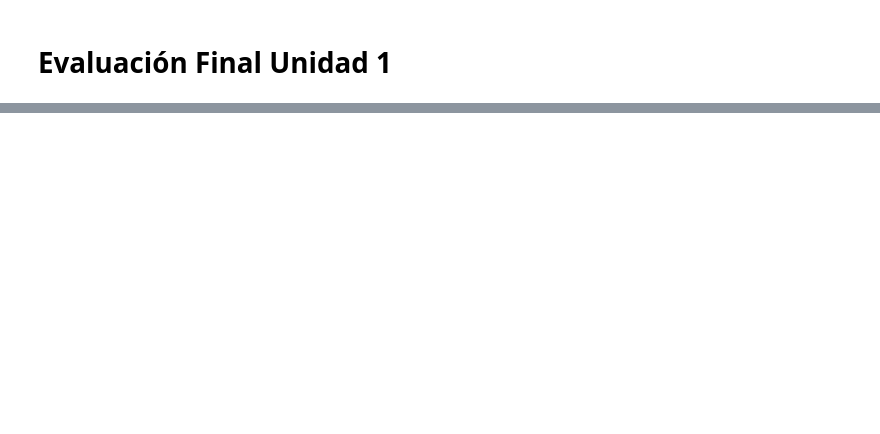
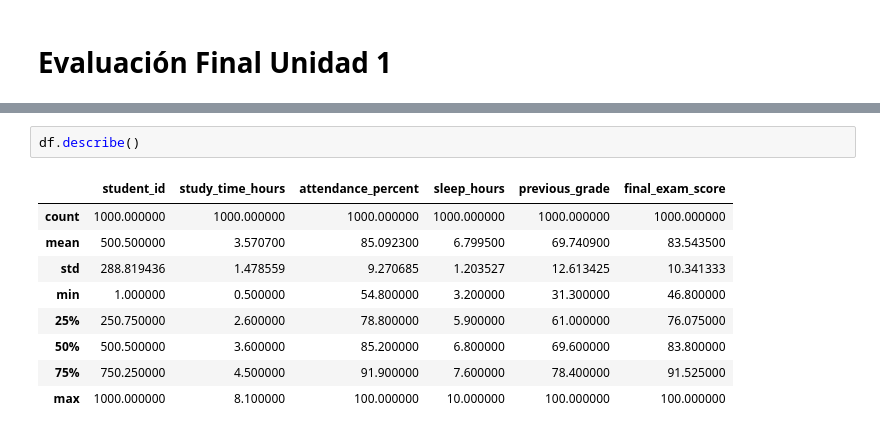
Before and after one commit to asndjkasdnjkasdjnkasdj/-Lab01_EDA_Azocar_Benjamin, a Jupyter notebook: Benjamin_Azocar_Evaluacion1.ipynb, the cells around one changed output, grey strips where cells are left out. Drawn from its saved outputs; the diff is of its cells as text; blank space fills up the shorter version.

```diff
--- a/Benjamin_Azocar_Evaluacion1.ipynb
+++ b/Benjamin_Azocar_Evaluacion1.ipynb
@@ -49,0 +126,12 @@ Autor: Harshada Patil
+# %%
+df.describe()
+# %% [output]
+|  | student_id | study_time_hours | attendance_percent | sleep_hours | previous_grade | final_exam_score |
+| count | 1000.000000 | 1000.000000 | 1000.000000 | 1000.000000 | 1000.000000 | 1000.000000 |
+| mean | 500.500000 | 3.570700 | 85.092300 | 6.799500 | 69.740900 | 83.543500 |
+| std | 288.819436 | 1.478559 | 9.270685 | 1.203527 | 12.613425 | 10.341333 |
+| min | 1.000000 | 0.500000 | 54.800000 | 3.200000 | 31.300000 | 46.800000 |
+| 25% | 250.750000 | 2.600000 | 78.800000 | 5.900000 | 61.000000 | 76.075000 |
+| 50% | 500.500000 | 3.600000 | 85.200000 | 6.800000 | 69.600000 | 83.800000 |
+| 75% | 750.250000 | 4.500000 | 91.900000 | 7.600000 | 78.400000 | 91.525000 |
+| max | 1000.000000 | 8.100000 | 100.000000 | 10.000000 | 100.000000 | 100.000000 |
```
Also changed, not shown: parts of 35 cells of this notebook.
